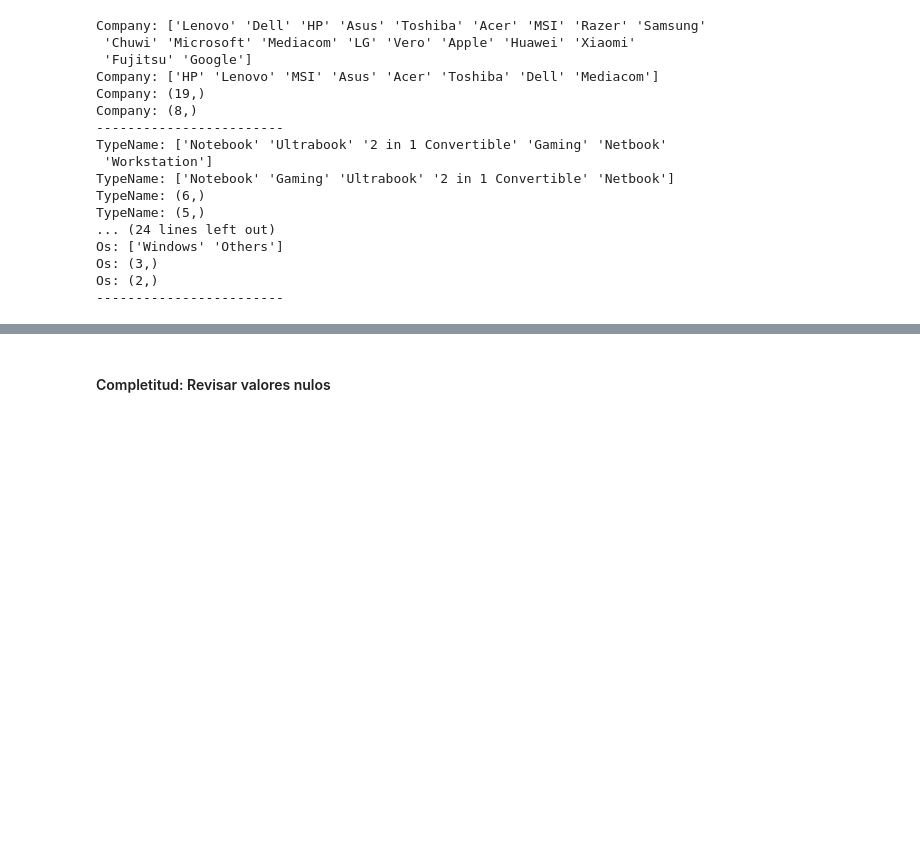
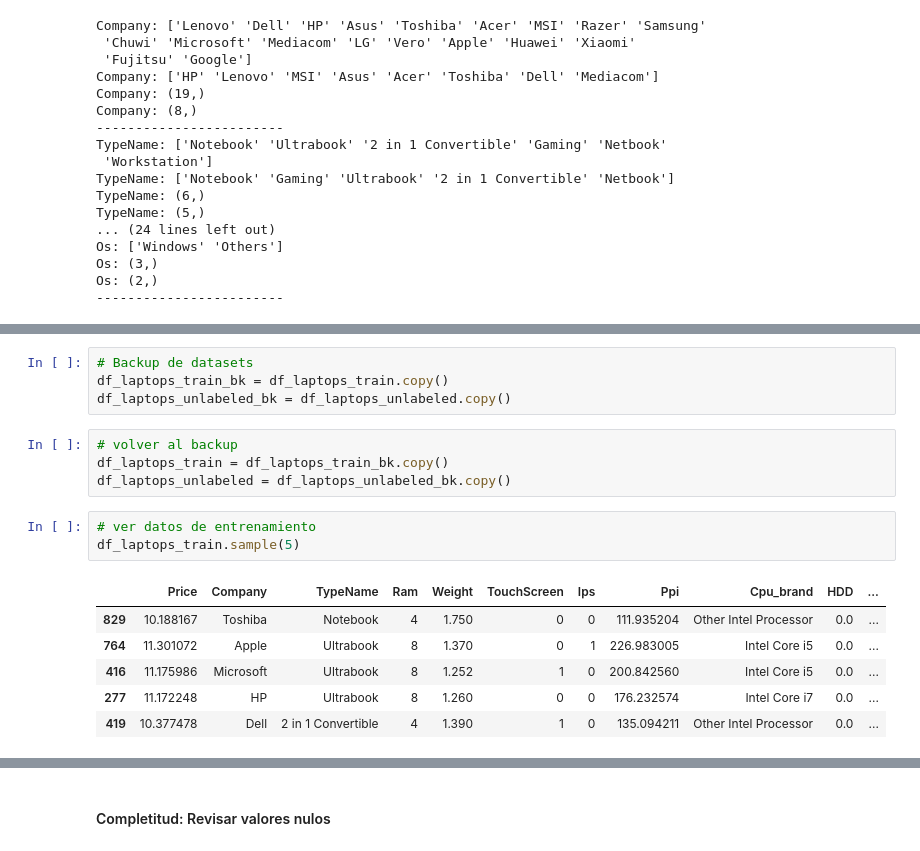
Before and after one commit to ddummann/BI-202302-1, a Jupyter notebook: Lab2/MainNotebook.ipynb, the cells around one changed output, grey strips where cells are left out. Drawn from its saved outputs; the diff is of its cells as text; blank space fills up the shorter version.

```diff
--- a/Lab2/MainNotebook.ipynb
+++ b/Lab2/MainNotebook.ipynb
@@ -235,0 +280,18 @@ Se puede observar que el dataset de entrenamiento tiene más valores únicos en
+# %%
+# Backup de datasets
+df_laptops_train_bk = df_laptops_train.copy()
+df_laptops_unlabeled_bk = df_laptops_unlabeled.copy()
+# %%
+# volver al backup
+df_laptops_train = df_laptops_train_bk.copy()
+df_laptops_unlabeled = df_laptops_unlabeled_bk.copy()
+# %%
+# ver datos de entrenamiento
+df_laptops_train.sample(5)
+# %% [output]
+|  | Price | Company | TypeName | Ram | Weight | TouchScreen | Ips | Ppi | Cpu_brand | HDD | ... |
+| 829 | 10.188167 | Toshiba | Notebook | 4 | 1.750 | 0 | 0 | 111.935204 | Other Intel Processor | 0.0 | ... |
+| 764 | 11.301072 | Apple | Ultrabook | 8 | 1.370 | 0 | 1 | 226.983005 | Intel Core i5 | 0.0 | ... |
+| 416 | 11.175986 | Microsoft | Ultrabook | 8 | 1.252 | 1 | 0 | 200.842560 | Intel Core i5 | 0.0 | ... |
+| 277 | 11.172248 | HP | Ultrabook | 8 | 1.260 | 0 | 0 | 176.232574 | Intel Core i7 | 0.0 | ... |
+| 419 | 10.377478 | Dell | 2 in 1 Convertible | 4 | 1.390 | 1 | 0 | 135.094211 | Other Intel Processor | 0.0 | ... |
```
Also changed, not shown: parts of 12 cells of this notebook.
